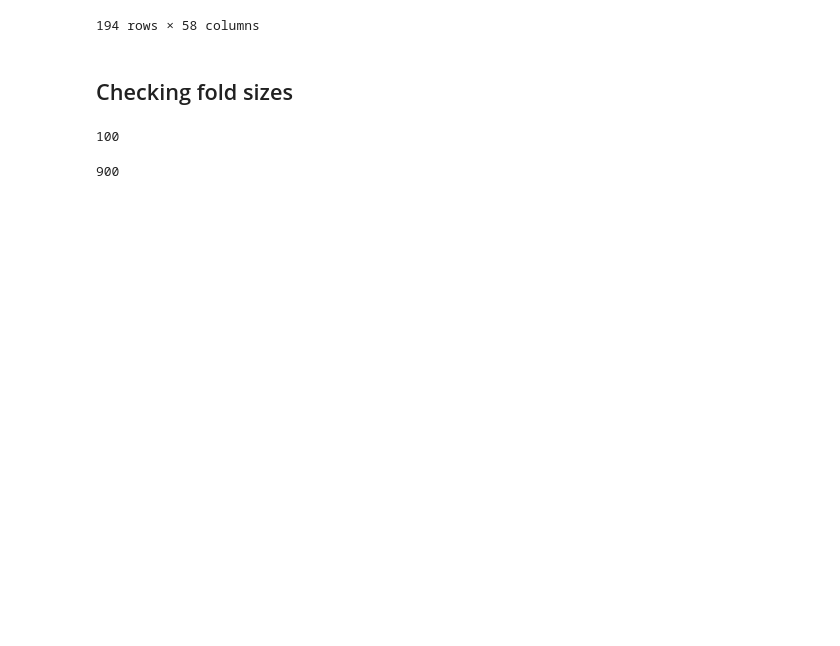
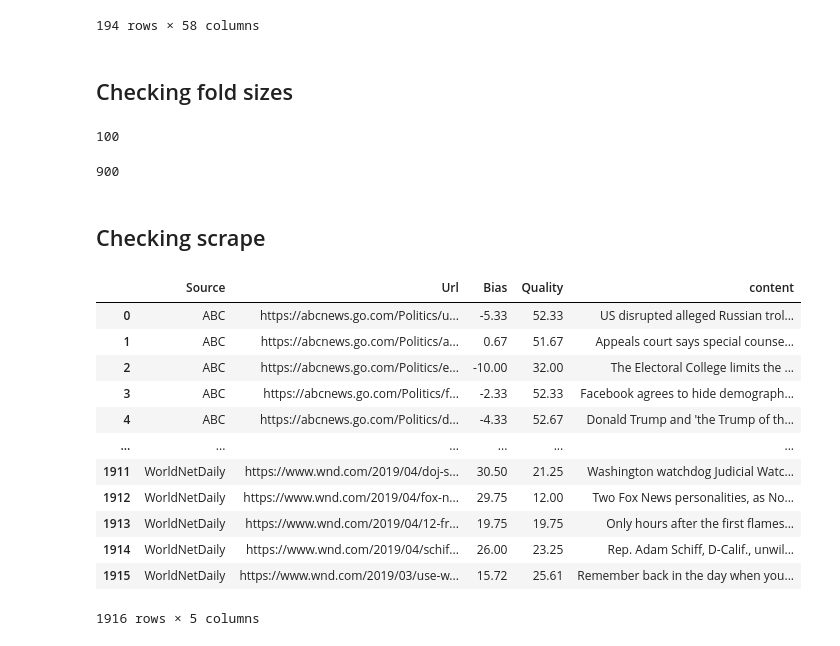
Before and after one commit to WarmCyan/news-bias-research, a Jupyter notebook: notebooks/_QuickTests.ipynb, the cells around one changed output. Saved outputs shown, nothing was run; the diff lists cells and outputs as text; code cells hidden in the pictures; blank space fills up the shorter version.

```diff
--- a/notebooks/_QuickTests.ipynb
+++ b/notebooks/_QuickTests.ipynb
@@ -101,3 +105,22 @@ df_minus = pd.read_pickle(minuspath)
 len(df_minus)
 # %% [output]
 900
+# %% [markdown]
+## Checking scrape
+# %%
+df = pd.read_pickle("../data/raw/mbc_scraped.pkl")
+df
+# %% [output]
+|  | Source | Url | Bias | Quality | content |
+| 0 | ABC | https://abcnews.go.com/Politics/u... | -5.33 | 52.33 | US disrupted alleged Russian trol... |
+| 1 | ABC | https://abcnews.go.com/Politics/a... | 0.67 | 51.67 | Appeals court says special counse... |
+| 2 | ABC | https://abcnews.go.com/Politics/e... | -10.00 | 32.00 | The Electoral College limits the ... |
+| 3 | ABC | https://abcnews.go.com/Politics/f... | -2.33 | 52.33 | Facebook agrees to hide demograph... |
+| 4 | ABC | https://abcnews.go.com/Politics/d... | -4.33 | 52.67 | Donald Trump and 'the Trump of th... |
+| ... | ... | ... | ... | ... | ... |
+| 1911 | WorldNetDaily | https://www.wnd.com/2019/04/doj-s... | 30.50 | 21.25 | Washington watchdog Judicial Watc... |
+| 1912 | WorldNetDaily | https://www.wnd.com/2019/04/fox-n... | 29.75 | 12.00 | Two Fox News personalities, as No... |
+| 1913 | WorldNetDaily | https://www.wnd.com/2019/04/12-fr... | 19.75 | 19.75 | Only hours after the first flames... |
+| 1914 | WorldNetDaily | https://www.wnd.com/2019/04/schif... | 26.00 | 23.25 | Rep. Adam Schiff, D-Calif., unwil... |
+| 1915 | WorldNetDaily | https://www.wnd.com/2019/03/use-w... | 15.72 | 25.61 | Remember back in the day when you... |
+1916 rows × 5 columns
```
Also changed, not shown: parts of 1 cell of this notebook, 10 other files.
